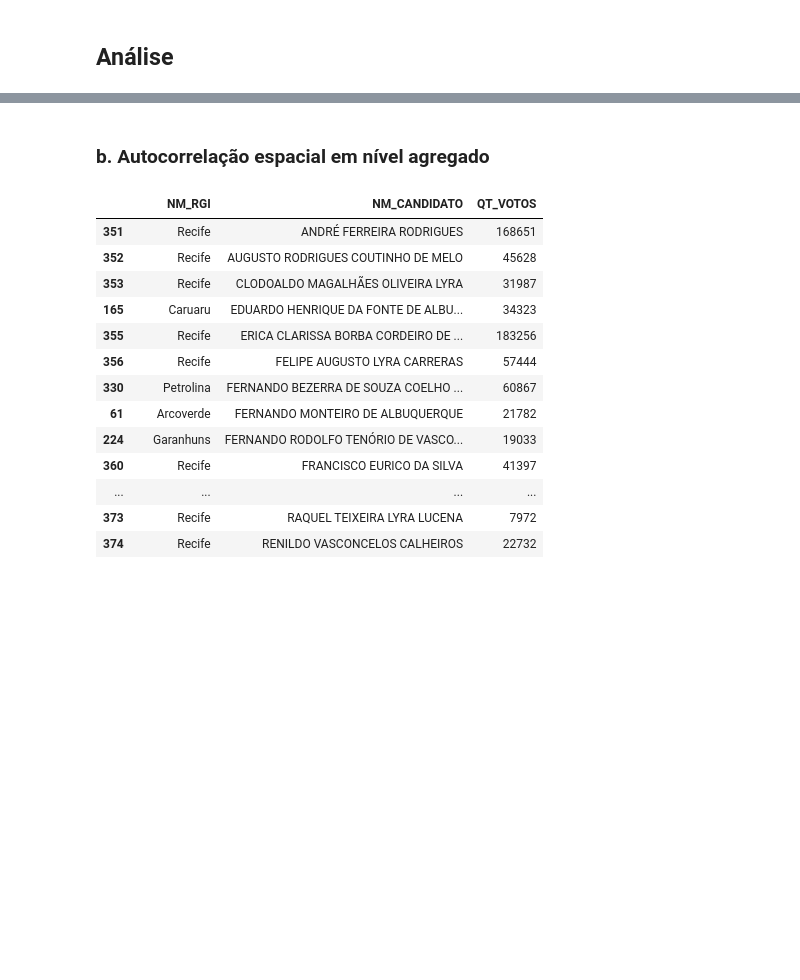
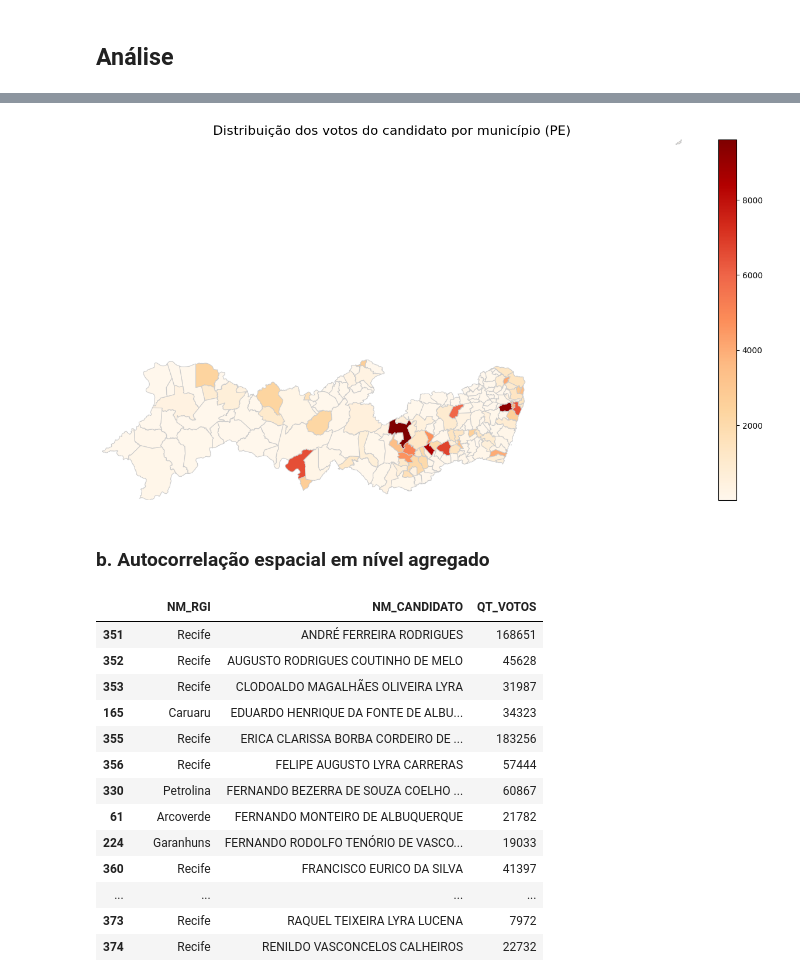
Before and after one commit to aliciamarzola/tp_bdg, a Jupyter notebook: NotebookPrincipal.ipynb, the cells around one changed output, grey strips where cells are left out. Cells and saved outputs as stored; diff of their text form; code cells hidden in the pictures; blank space fills up the shorter version.

```diff
--- a/NotebookPrincipal.ipynb
+++ b/NotebookPrincipal.ipynb
@@ -589,0 +607,7 @@ df_result.head(30)
+# %%
+votos_aggregados = votos_municipio.groupby('CD_MUNICIPIO', as_index=False)['QT_VOTOS'].sum()
+votos_reg = votos_municipio.loc[votos_municipio['NR_CANDIDATO']=='1010']
+mapa_votos = mapa_trad.merge(votos_reg, on='CD_MUNICIPIO')
+
+mapa_votos['QT_VOTOS'] = mapa_votos['QT_VOTOS'].fillna(0)
+mapa_votos.head()
@@ -590,3 +622,31 @@ df_result.head(30)
+# %%
+fig, ax = plt.subplots(1, 1, figsize=(16, 8))
+
+mapa_votos.plot(
+    column='QT_VOTOS',
+    cmap='OrRd',  # Escolha de colormap (tons de vermelho)
+    linewidth=0.8,  # Largura da linha das bordas
+    edgecolor='0.8',  # Cor das bordas
+    legend=True,  # Exibir legenda
+    ax=ax
+)
+
+ax.set_title('Distribuição dos votos do candidato por município (PE)', fontsize=16)
+ax.axis('off')  # Oculta os eixos
+
+# Ajustando os limites do gráfico para centralizar o mapa de Pernambuco
+minx, miny, maxx, maxy = mapa_votos.total_bounds
+buffer = 0
+
+ax.set_xlim(minx - buffer, maxx + buffer)
+ax.set_ylim(miny - buffer, maxy + buffer)
+
+ax.set_adjustable('box')  # Ajusta automaticamente o box para o gráfico
+ax.set_aspect('auto')  # Permite que o aspecto seja ajustado automaticamente
+
+plt.show()
+# %% [output]
+[figure, added]
 # %% [markdown]
 ### b. Autocorrelação espacial em nível agregado
 # %%
```
Also changed, not shown: parts of 17 cells of this notebook.
